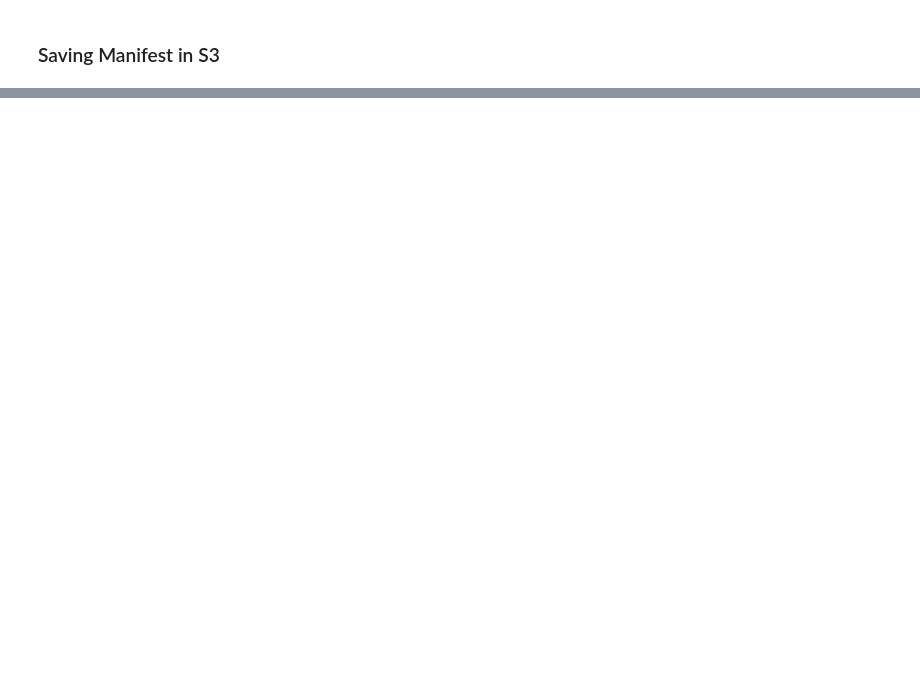
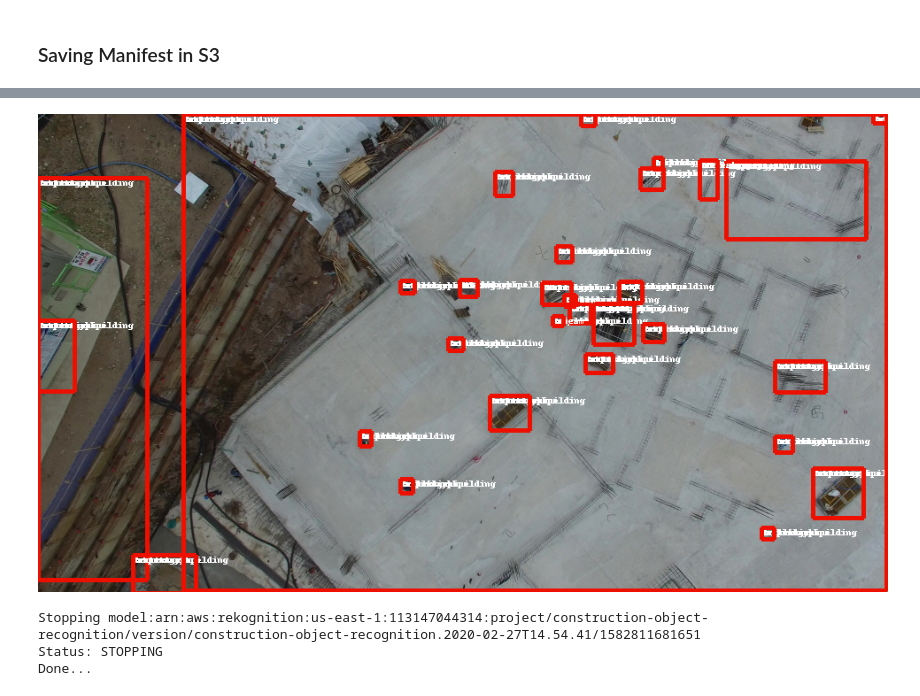
Before and after one commit to bobbruno/aws-graebert-rekognition-demo, a Jupyter notebook: JSON Processing v2.ipynb, the cells around one changed output, grey strips where cells are left out. Drawn from its saved outputs; the diff is of its cells as text; code cells hidden in the pictures; blank space fills up the shorter version.

Commit message:
Added training triggering and endpoint deployment/inference.

```diff
--- a/JSON Processing v2.ipynb
+++ b/JSON Processing v2.ipynb
@@ -909,0 +903,31 @@ reko.describe_project_versions(ProjectArn=project)['ProjectVersionDescriptions']
+# %%
+TrainingData = {
+  "Assets": [
+     {
+        "GroundTruthManifest": {
+           "S3Object": {
+              "Bucket": bucket,
+              "Name": f"{reko_manifest_path}/{manifest_ext}/train.manifest"
+           }
+        }
+     }
+  ]
+}
+TestingData = {
+    "Assets": [
+        {
+           "GroundTruthManifest": {
+               "S3Object": {
+                   "Bucket": bucket,
+                   "Name": f"{reko_manifest_path}/{manifest_ext}/test.manifest"
+               }
+           }
+        }
+    ],
+    "AutoCreate": False
+}
+OutputConfig = {
+  "S3Bucket": bucket,
+  "S3KeyPrefix": output_path
+}
+print(f"Creating version {version_number} for project {project}")
@@ -909,0 +962,3 @@ reko.describe_project_versions(ProjectArn=project)['ProjectVersionDescriptions']
+# %%
+prj_version_arn = reko.create_project_version(ProjectArn=project, VersionName=version_name,
+      OutputConfig=OutputConfig, TrainingData=TrainingData, TestingData=TestingData)['ProjectVersionArn']
@@ -909,0 +1082,18 @@ reko.describe_project_versions(ProjectArn=project)['ProjectVersionDescriptions']
+# %%
+labels, response, image = show_custom_labels(
+    model=prj_version_arn,
+    bucket=bucket,
+    photo=f'cl-demo/input/{test_data[0].filename}',
+    min_confidence=20,
+    client=reko
+)
+# %%
+image
+# %% [output]
+[figure, added]
+# %%
+stop_model(model_arn=prj_version_arn, client=reko)
+# %% [output]
+Stopping model:arn:aws:rekognition:us-east-1:113147044314:project/construction-object-recognition/version/construction-object-recognition.2020-02-27T14.54.41/1582811681651
+Status: STOPPING
+Done...
```
Also changed, not shown: parts of 40 cells of this notebook.
